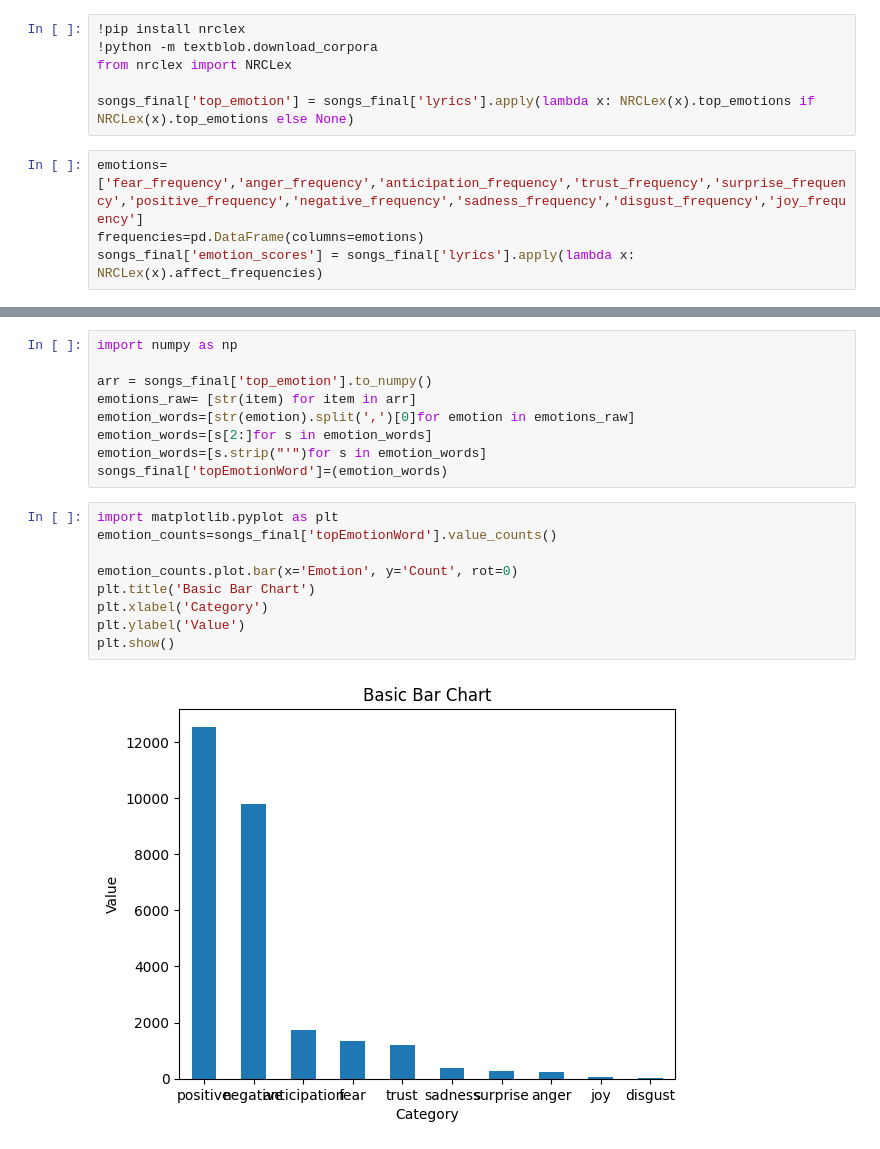
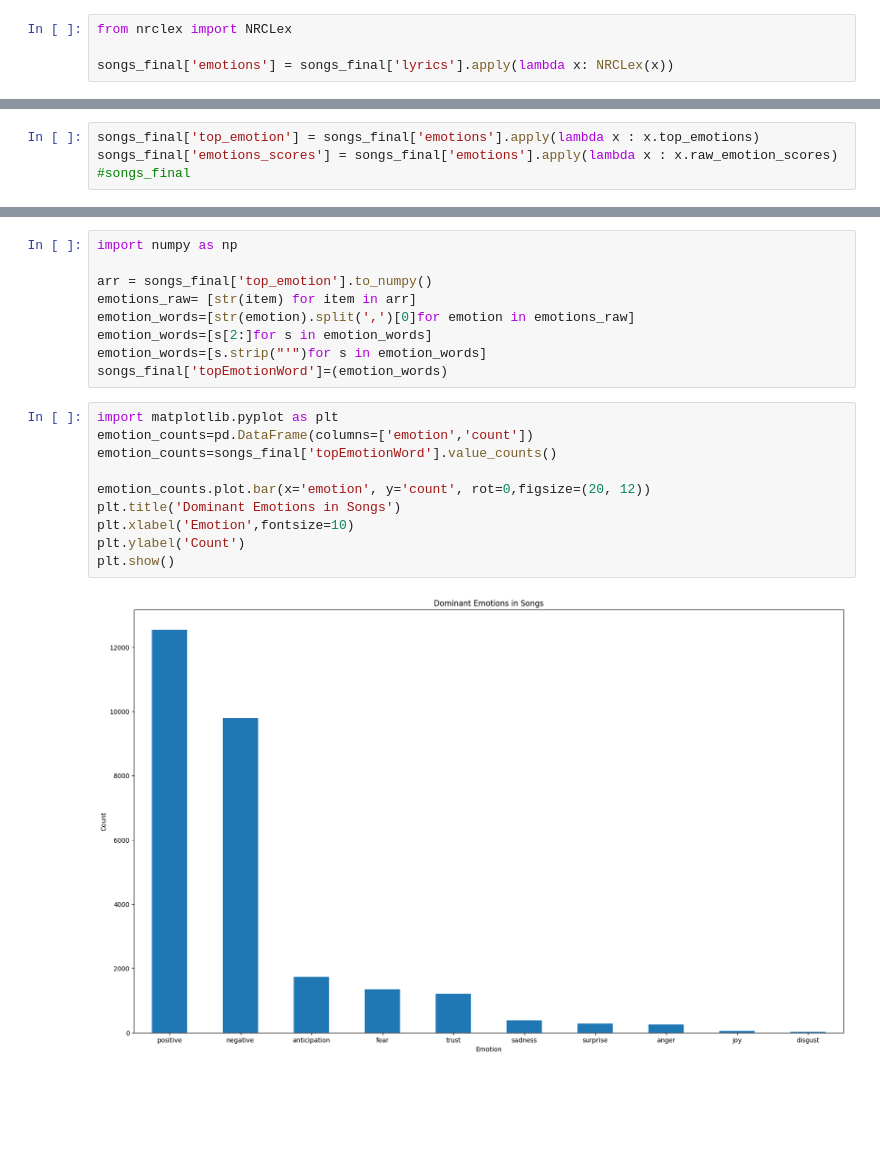
Before and after one commit to NataliaP14/music-genre-trends, a Jupyter notebook: notebooks/1_lyrical_sentiment.ipynb, the cells around one changed output, grey strips where cells are left out. Drawn from its saved outputs; the diff is of its cells as text; blank space fills up the shorter version.

Commit message:
added visualizations

```diff
--- a/notebooks/1_lyrical_sentiment.ipynb
+++ b/notebooks/1_lyrical_sentiment.ipynb
@@ -34,12 +34,6 @@ songs_final.head
 # %% [markdown]
 Applying sentiment analysis to all of the the song lyrics and adding this as another column.
 # %%
-!pip install nrclex
-!python -m textblob.download_corpora
 from nrclex import NRCLex
 
-songs_final['top_emotion'] = songs_final['lyrics'].apply(lambda x: NRCLex(x).top_emotions if NRCLex(x).top_emotions else None)
+songs_final['emotions'] = songs_final['lyrics'].apply(lambda x: NRCLex(x))
-# %%
-emotions=['fear_frequency','anger_frequency','anticipation_frequency','trust_frequency','surprise_frequency','positive_frequency','negative_frequency','sadness_frequency','disgust_frequency','joy_frequency']
-frequencies=pd.DataFrame(columns=emotions)
-songs_final['emotion_scores'] = songs_final['lyrics'].apply(lambda x: NRCLex(x).affect_frequencies)
@@ -72,0 +40,4 @@ frequencies
+# %%
+songs_final['top_emotion'] = songs_final['emotions'].apply(lambda x : x.top_emotions)
+songs_final['emotions_scores'] = songs_final['emotions'].apply(lambda x : x.raw_emotion_scores)
+#songs_final
@@ -81,12 +69,13 @@ emotion_words=[s.strip("'")for s in emotion_words]
 songs_final['topEmotionWord']=(emotion_words)
 # %%
 import matplotlib.pyplot as plt
+emotion_counts=pd.DataFrame(columns=['emotion','count'])
 emotion_counts=songs_final['topEmotionWord'].value_counts()
 
-emotion_counts.plot.bar(x='Emotion', y='Count', rot=0)
-plt.title('Basic Bar Chart')
-plt.xlabel('Category')
-plt.ylabel('Value')
+emotion_counts.plot.bar(x='emotion', y='count', rot=0,figsize=(20, 12))
+plt.title('Dominant Emotions in Songs')
+plt.xlabel('Emotion',fontsize=10)
+plt.ylabel('Count')
 plt.show()
 # %% [output]
-[figure, old version]
+[figure, new version]
```
Also changed, not shown: parts of 4 cells of this notebook.
